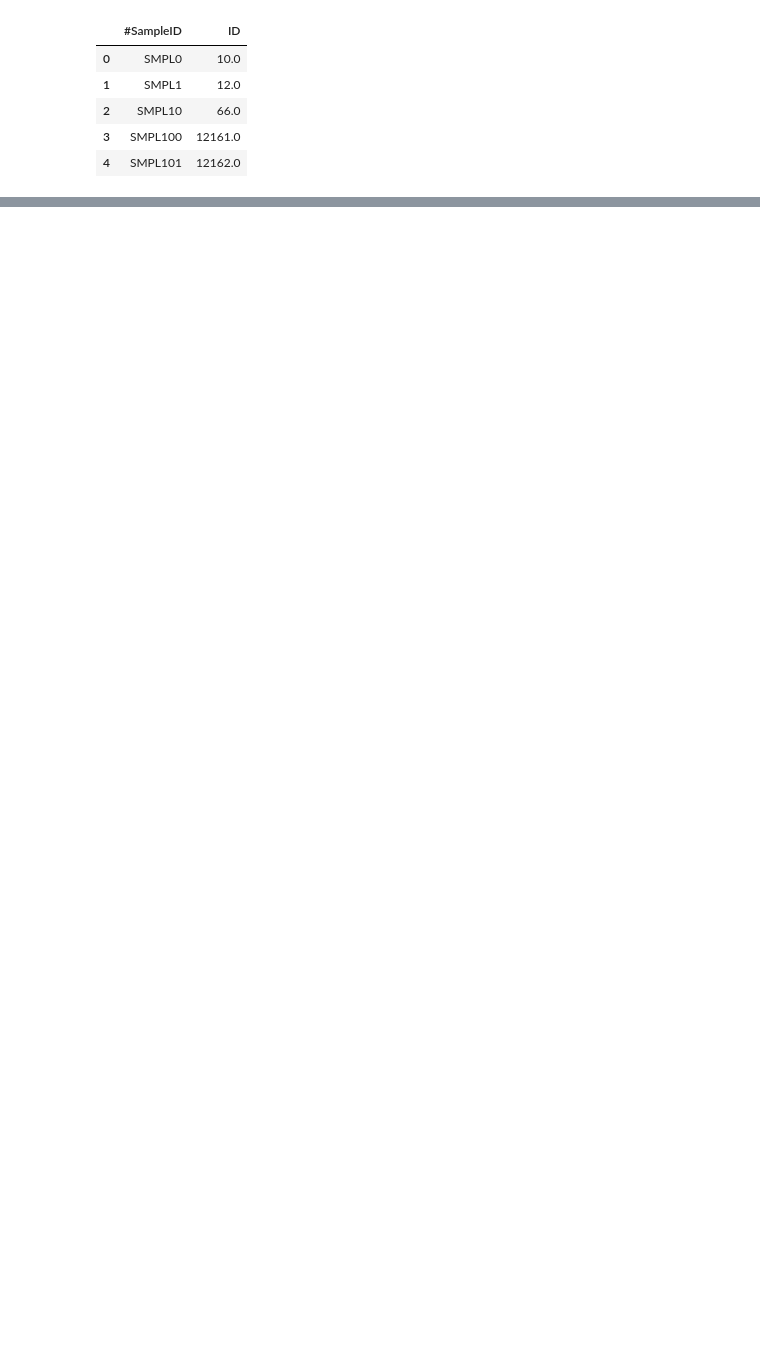
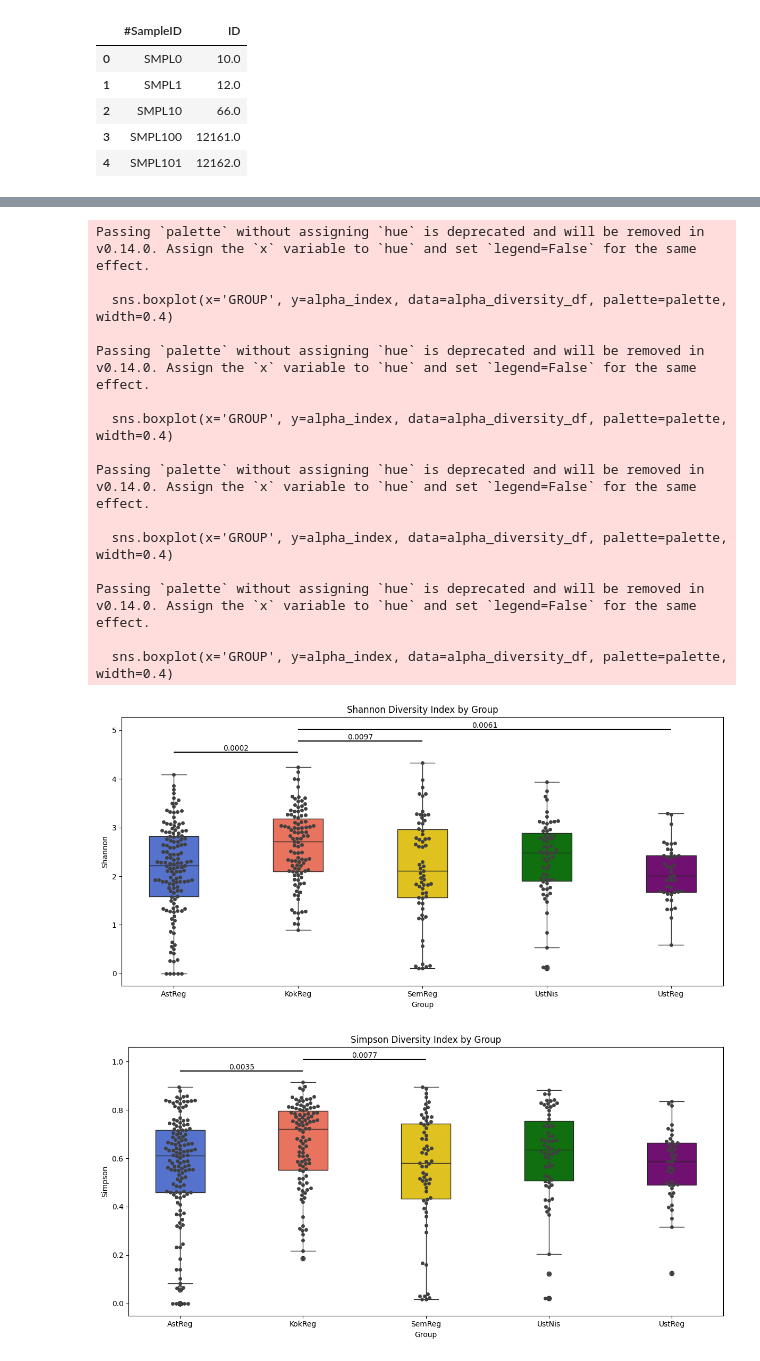
Before and after one commit to M100ika/data_analyzing_15_03_2024, a Jupyter notebook: 15.03Geo.ipynb, the cells around one changed output, grey strips where cells are left out. Cells and saved outputs as stored; diff of their text form; code cells hidden in the pictures; blank space fills up the shorter version.

```diff
--- a/15.03Geo.ipynb
+++ b/15.03Geo.ipynb
@@ -52,0 +114,16 @@ with open(file, 'w') as uniq_data_file:
+# %%
+import pandas as pd
+
+numerical_columns = merged_genus_df.select_dtypes(include=['number']).columns
+
+Q1 = merged_genus_df[numerical_columns].quantile(0.25)
+Q3 = merged_genus_df[numerical_columns].quantile(0.75)
+IQR = Q3 - Q1
+
+lower_bound = Q1 - 1.5 * IQR
+upper_bound = Q3 + 1.5 * IQR
+
+filtered_indices = ~((merged_genus_df[numerical_columns] < lower_bound) | (merged_genus_df[numerical_columns] > upper_bound)).any(axis=1)
+iqr_merged_df = merged_genus_df[filtered_indices]
+
+iqr_merged_df.head()
@@ -52,0 +217,55 @@ with open(file, 'w') as uniq_data_file:
+# %%
+import seaborn as sns
+import matplotlib.pyplot as plt
+
+def alpha_boxplot(alpha_diversity_df, p_value, alpha_index):
+
+    palette = {"AstReg": "royalblue", "KokReg": "tomato", "SemReg": "gold", "UstNis": "green", "UstReg": "purple"}
+    plt.figure(figsize=(12, 6))
+    sns.boxplot(x='GROUP', y=alpha_index, data=alpha_diversity_df, palette=palette, width=0.4)
+    sns.swarmplot(x='GROUP', y=alpha_index, data=alpha_diversity_df, color=".25")
+    plt.title(f'{alpha_index.capitalize()} Diversity Index by Group')
+    plt.xlabel('Group')
+    plt.ylabel(alpha_index.capitalize())
+
+    groups = alpha_diversity_df['GROUP'].unique()
+    group_combinations = [(groups[i], groups[j]) for i in range(len(groups)) for j in range(i+1, len(groups))]
+    y_max = alpha_diversity_df[alpha_index].max()
+
+    for group1, group2 in group_combinations:
+        p_val = p_value.loc[group1, group2]
+        if p_val < 0.05 and p_val != 0:
+            y = y_max * 1.05
+            x1 = list(palette.keys()).index(group1)
+            x2 = list(palette.keys()).index(group2)
+            plt.hlines(y, x1, x2, color='black')
+            plt.text((x1+x2)*.5, y, f"{p_val:.4f}", ha='center', va='bottom', color='black')
+            y_max = y
+
+    plt.tight_layout()
+    plt.savefig(f'/home/esp/data_analyze/15.03.2024/figures/alpha_diversity/{alpha_index}.pdf', bbox_inches = 'tight')
+    # plt.show()
+
+
+alpha_boxplot(alpha_diversity_df, p_value_shannon, 'shannon')
+alpha_boxplot(alpha_diversity_df, p_value_simpson, 'simpson')
+alpha_boxplot(alpha_diversity_df, p_value_observed, 'observed')
+alpha_boxplot(alpha_diversity_df, p_value_chao1, 'chao1')
+# %% [output]
+Passing `palette` without assigning `hue` is deprecated and will be removed in v0.14.0. Assign the `x` variable to `hue` and set `legend=False` for the same effect.
+
+  sns.boxplot(x='GROUP', y=alpha_index, data=alpha_diversity_df, palette=palette, width=0.4)
+
+Passing `palette` without assigning `hue` is deprecated and will be removed in v0.14.0. Assign the `x` variable to `hue` and set `legend=False` for the same effect.
+
+  sns.boxplot(x='GROUP', y=alpha_index, data=alpha_diversity_df, palette=palette, width=0.4)
+
+Passing `palette` without assigning `hue` is deprecated and will be removed in v0.14.0. Assign the `x` variable to `hue` and set `legend=False` for the same effect.
+
+  sns.boxplot(x='GROUP', y=alpha_index, data=alpha_diversity_df, palette=palette, width=0.4)
+
+Passing `palette` without assigning `hue` is deprecated and will be removed in v0.14.0. Assign the `x` variable to `hue` and set `legend=False` for the same effect.
+
+  sns.boxplot(x='GROUP', y=alpha_index, data=alpha_diversity_df, palette=palette, width=0.4)
+[figure, added]
+[figure, added]
```
Also changed, not shown: parts of 19 cells of this notebook, 36 other files.
